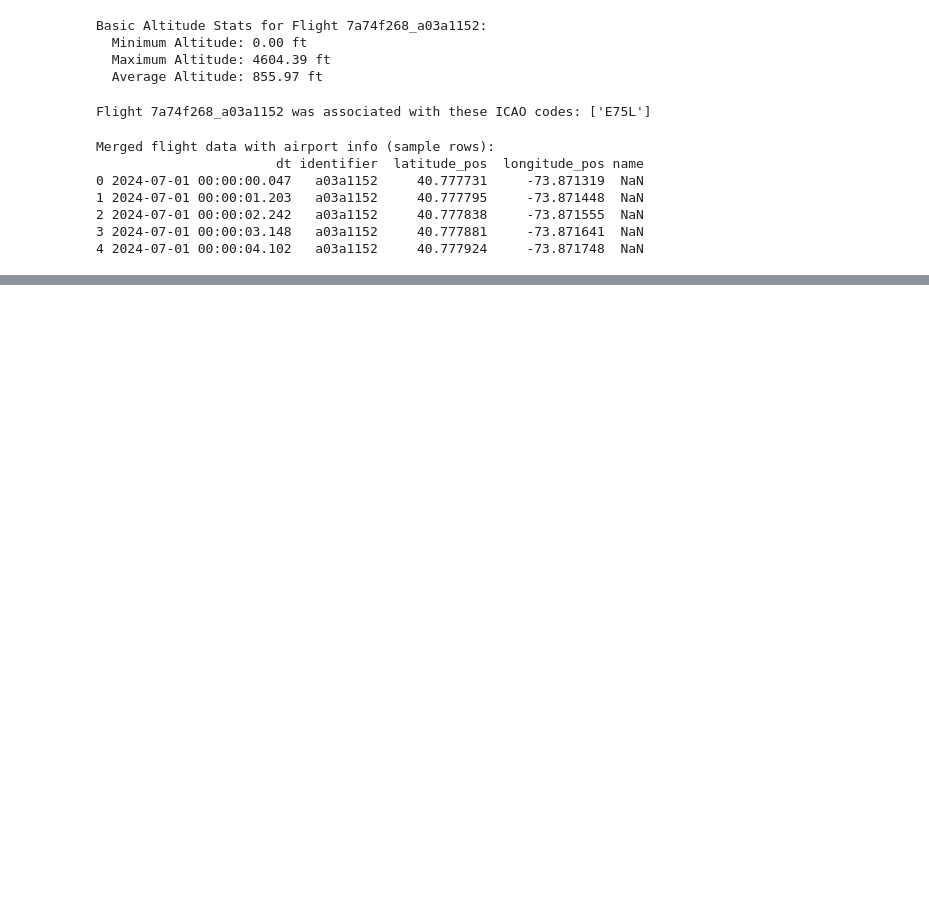
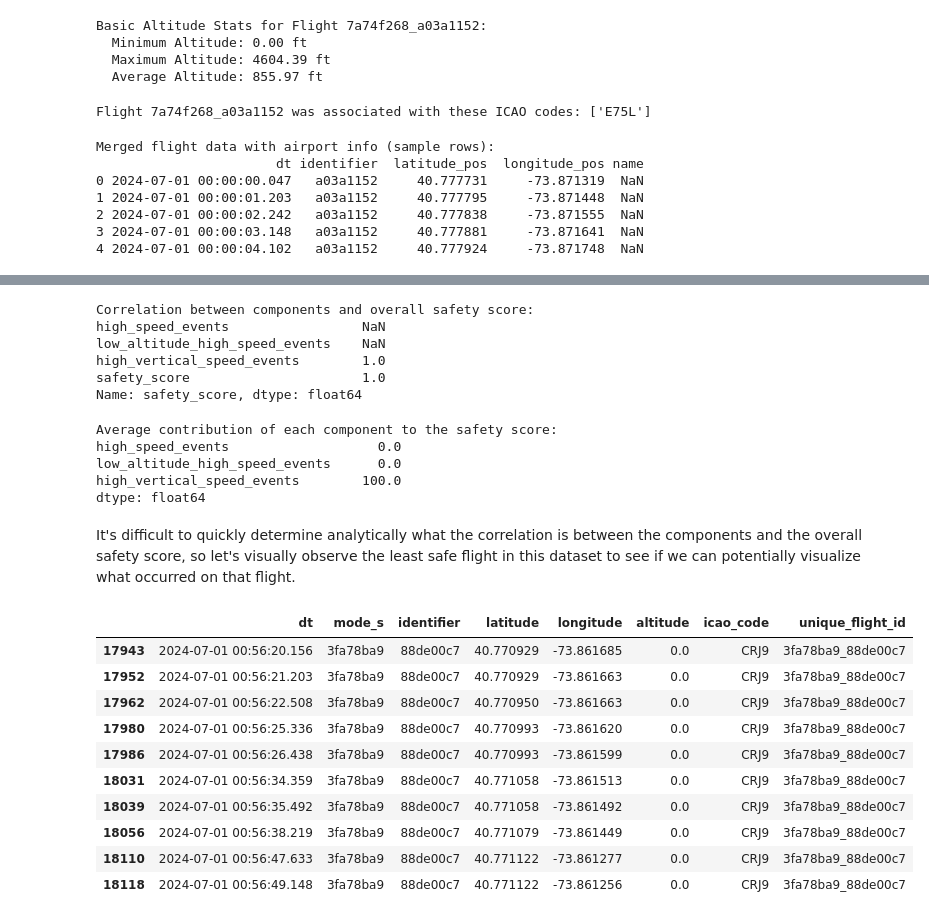
Before and after one commit to philip-sparks/aircraft_data_analysis, a Jupyter notebook: data_analysis.ipynb, the cells around one changed output, grey strips where cells are left out. Saved outputs shown, nothing was run; the diff lists cells and outputs as text; code cells hidden in the pictures; blank space fills up the shorter version.

```diff
--- a/data_analysis.ipynb
+++ b/data_analysis.ipynb
@@ -240,0 +400,46 @@ Merged flight data with airport info (sample rows):
+# %%
+# Analyze the importance of each component
+print("\nCorrelation between components and overall safety score:")
+correlation = safety_df[['high_speed_events', 'low_altitude_high_speed_events',
+                         'high_vertical_speed_events', 'safety_score']].corr()['safety_score']
+print(correlation)
+# %% [output]
+Correlation between components and overall safety score:
+high_speed_events                 NaN
+low_altitude_high_speed_events    NaN
+high_vertical_speed_events        1.0
+safety_score                      1.0
+Name: safety_score, dtype: float64
+# %%
+# Calculate the average contribution of each component
+total_events = safety_df[['high_speed_events', 'low_altitude_high_speed_events',
+                          'high_vertical_speed_events']].sum().sum()
+component_contribution = safety_df[['high_speed_events', 'low_altitude_high_speed_events',
+                                    'high_vertical_speed_events']].sum() / total_events * 100
+
+print("\nAverage contribution of each component to the safety score:")
+print(component_contribution)
+# %% [output]
+Average contribution of each component to the safety score:
+high_speed_events                   0.0
+low_altitude_high_speed_events      0.0
+high_vertical_speed_events        100.0
+dtype: float64
+# %% [markdown]
+It's difficult to quickly determine analytically what the correlation is between the components and the overall safety score, so let's visually observe the least safe flight in this dataset to see if we can potentially visualize what occurred on that flight.
+# %%
+unsafest_flight_id = '3fa78ba9_88de00c7'
+flight_df = position_df[position_df['unique_flight_id'] == unsafest_flight_id].copy()
+flight_df.head(10)
+# %% [output]
+|  | dt | mode_s | identifier | latitude | longitude | altitude | icao_code | unique_flight_id |
+| 17943 | 2024-07-01 00:56:20.156 | 3fa78ba9 | 88de00c7 | 40.770929 | -73.861685 | 0.0 | CRJ9 | 3fa78ba9_88de00c7 |
+| 17952 | 2024-07-01 00:56:21.203 | 3fa78ba9 | 88de00c7 | 40.770929 | -73.861663 | 0.0 | CRJ9 | 3fa78ba9_88de00c7 |
+| 17962 | 2024-07-01 00:56:22.508 | 3fa78ba9 | 88de00c7 | 40.770950 | -73.861663 | 0.0 | CRJ9 | 3fa78ba9_88de00c7 |
+| 17980 | 2024-07-01 00:56:25.336 | 3fa78ba9 | 88de00c7 | 40.770993 | -73.861620 | 0.0 | CRJ9 | 3fa78ba9_88de00c7 |
+| 17986 | 2024-07-01 00:56:26.438 | 3fa78ba9 | 88de00c7 | 40.770993 | -73.861599 | 0.0 | CRJ9 | 3fa78ba9_88de00c7 |
+| 18031 | 2024-07-01 00:56:34.359 | 3fa78ba9 | 88de00c7 | 40.771058 | -73.861513 | 0.0 | CRJ9 | 3fa78ba9_88de00c7 |
+| 18039 | 2024-07-01 00:56:35.492 | 3fa78ba9 | 88de00c7 | 40.771058 | -73.861492 | 0.0 | CRJ9 | 3fa78ba9_88de00c7 |
+| 18056 | 2024-07-01 00:56:38.219 | 3fa78ba9 | 88de00c7 | 40.771079 | -73.861449 | 0.0 | CRJ9 | 3fa78ba9_88de00c7 |
+| 18110 | 2024-07-01 00:56:47.633 | 3fa78ba9 | 88de00c7 | 40.771122 | -73.861277 | 0.0 | CRJ9 | 3fa78ba9_88de00c7 |
+| 18118 | 2024-07-01 00:56:49.148 | 3fa78ba9 | 88de00c7 | 40.771122 | -73.861256 | 0.0 | CRJ9 | 3fa78ba9_88de00c7 |
```
Also changed, not shown: parts of 20 cells of this notebook.
